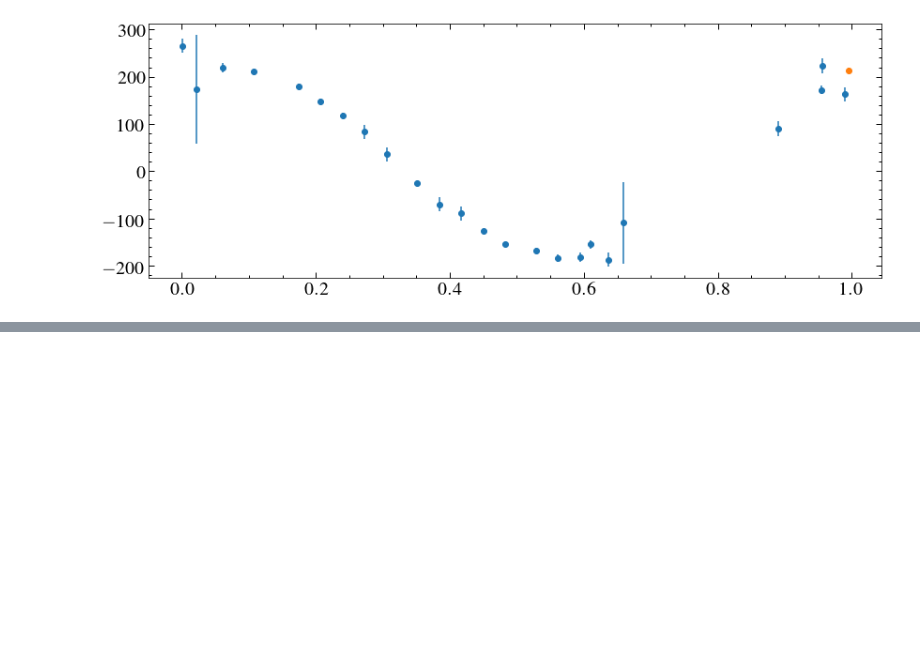
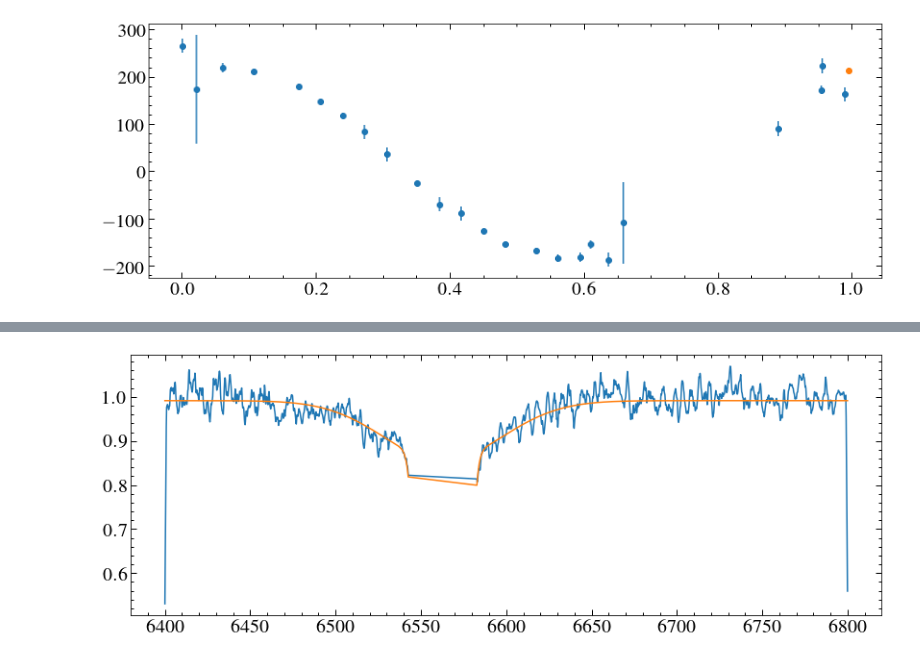
Before and after one commit to davidjwilson/wd-bd, a Jupyter notebook: dv_find.ipynb, the cells around one changed output, grey strips where cells are left out. Saved outputs shown, nothing was run; the diff lists cells and outputs as text; code cells hidden in the pictures; blank space fills up the shorter version.

```diff
--- a/dv_find.ipynb
+++ b/dv_find.ipynb
@@ -693,0 +701,87 @@ hem_dat = Table([(abs_dates)*u.d, h_em*u.km/u.s, h_eme*u.km/u.s], names=['MJD',
+# %%
+fitter = fitting.LevMarLSQFitter()
+blank_dates = []
+blank_dvs = []
+blank_es = []
+#abs_dvs = []
+#abs_dves = []
+#abs_dates = []
+halpha = 6562.77
+#h_em = []
+#h_eme = []
+#dvs_1 = []
+#dvs_1e = []
+#dvs_2 = []
+
+#dvs_3 = []
+
+def tiedfunc0(gg_init):
+    mean = gg_init.mean_0.value
+    return mean
+
+for s, x in zip(all_sp['FILENAME'], all_sp['Xs']):
+#for s, x in zip(sp_lines, xs):
+    print(s)
+    w, f, e = np.loadtxt(s, unpack=True, delimiter=',')
+    slines = get_shifted_lines(x, lines)
+    mask1 = (w> 6400) & (w < 6450) | (w > 6650) & (w < 6800)
+    mask2 = (w> 6400) & (w < 6800)
+    w, f, e =  make_plot_spec(w, f,e , mask1, mask2)
+    #plt.plot(w, f)
+    core_mask = (w < halpha-20) | (w > halpha+20)
+    w, f, e  = w[core_mask], f[core_mask], e[core_mask]
+    date = fits.getheader(s[:-3]+'fits')['MJD-OBS']
+    blank_dates.append((date+150/86400))
+
+
+    plt.figure()
+  #, bounds={'amplitude':[-0.1, -0.3]}
+   # plt.axvline(halpha, c='r', ls='--')
+    gg_init = models.Gaussian1D(-0.2, halpha,30.0)+models.Gaussian1D(-0.3, halpha,5) + models.Const1D(1.0)
+
+  #  gg_init.stddev_0.bounds = [1.5,6]
+
+
+    gg_init.mean_1.tied=tiedfunc0
+
+    gg_fit = fitter(gg_init, w, f, weights=1/e, maxiter=100000)
+
+    plt.plot(w,f)
+    plt.plot(w, gg_fit(w))
+    plt.show()
+
+    #print(gg_fit)
+    #print(fitter.fit_info['param_cov'])
+    obs_lam = gg_fit[1].mean*u.AA
+    #abs_dates.append(date)
+    dv = obs_lam.to(u.km/u.s,  equivalencies=u.doppler_optical(halpha*u.AA)).value
+    blank_dvs.append(dv)
+
+    #em_line = gg_fit[4].mean*u.AA
+  #  dv_em = em_line.to(u.km/u.s,  equivalencies=u.doppler_optical(halpha*u.AA)).value
+   # h_em.append(dv_em)
+
+    if fitter.fit_info['param_cov'] is None:
+        blank_es.append(15)
+    #    h_eme.append(15)
+    else:
+       # print('yes')
+        fit_e = np.sqrt(np.diag(fitter.fit_info['param_cov']))
+        #print(len(fit_e))
+       # print (fitter.fit_info)
+        e_lam = fit_e[1]*u.AA
+        e_up = (obs_lam+e_lam).to(u.km/u.s,  equivalencies=u.doppler_optical(halpha*u.AA)).value
+        e_down = (obs_lam-e_lam).to(u.km/u.s,  equivalencies=u.doppler_optical(halpha*u.AA)).value
+        e_up = abs(e_up- dv)
+        e_down = abs(e_down-dv)
+        es = np.mean([e_up, e_down])
+        blank_es.append(es)
+
+      #  e_lam = fit_e[9]*u.AA
+      #  e_up = (em_line+e_lam).to(u.km/u.s,  equivalencies=u.doppler_optical(halpha*u.AA)).value
+      #  e_down = (em_line-e_lam).to(u.km/u.s,  equivalencies=u.doppler_optical(halpha*u.AA)).value
+      #  e_up = abs(e_up- dv_em)
+      #  e_down = abs(e_down-dv_em)
+      #  es = np.mean([e_up, e_down])
+       # h_eme.append(es)
+# %% [output]
@@ -693,0 +789 @@ hem_dat = Table([(abs_dates)*u.d, h_em*u.km/u.s, h_eme*u.km/u.s], names=['MJD',
+[figure, added]
```
Also changed, not shown: parts of 10 cells of this notebook, 9 other files.
